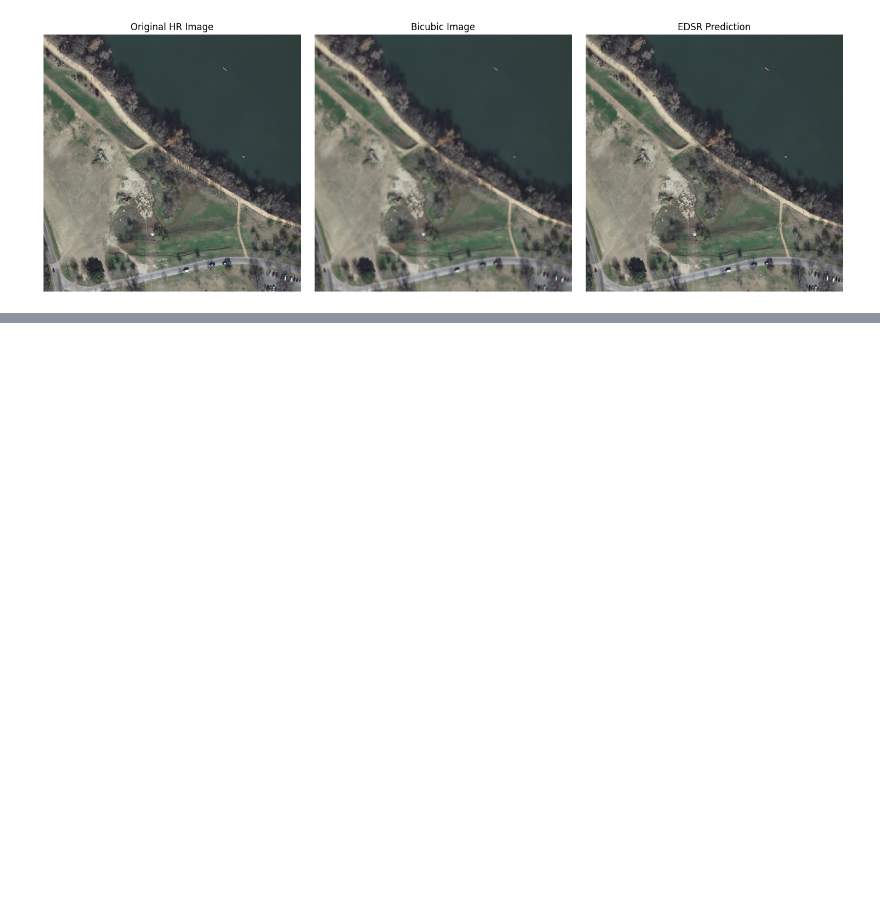
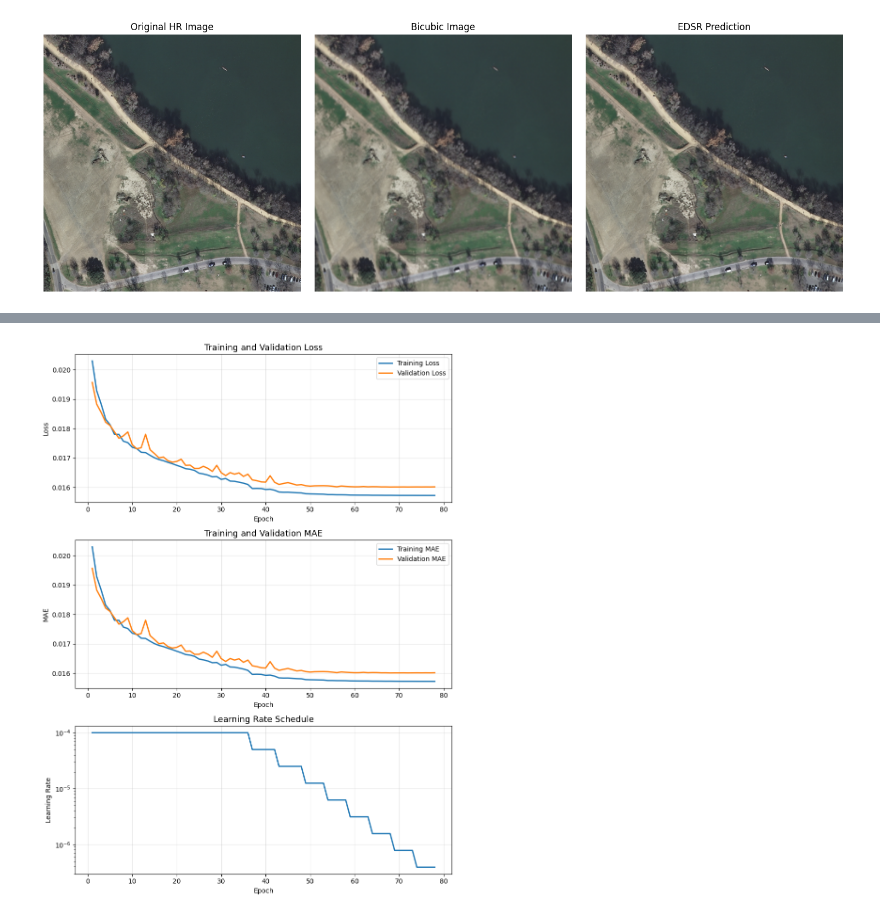
Before and after one commit to AdiXjaiswal/Dual-SR-image-model, a Jupyter notebook: notebooks/edsr_model.ipynb, the cells around one changed output, grey strips where cells are left out. Saved outputs shown, nothing was run; the diff lists cells and outputs as text; code cells hidden in the pictures; blank space fills up the shorter version.

```diff
--- a/notebooks/edsr_model.ipynb
+++ b/notebooks/edsr_model.ipynb
@@ -415,0 +437,70 @@ plot_image(hr[1],
+# %%
+df = pd.DataFrame(history.history)
+
+# If epoch column is not present
+if "epoch" not in df.columns:
+    df["epoch"] = range(1, len(df) + 1)
+
+# Create figure with 3 subplots
+fig, axes = plt.subplots(3, 1, figsize=(9, 12))
+
+# Training and Validation Loss
+axes[0].plot(
+    df["epoch"],
+    df["loss"],
+    label="Training Loss",
+    linewidth=2
+)
+
+axes[0].plot(
+    df["epoch"],
+    df["val_loss"],
+    label="Validation Loss",
+    linewidth=2
+)
+
+axes[0].set_title("Training and Validation Loss", fontsize=13)
+axes[0].set_xlabel("Epoch")
+axes[0].set_ylabel("Loss")
+axes[0].legend()
+axes[0].grid(True, alpha=0.3)
+
+# Training and Validation MAE
+axes[1].plot(
+    df["epoch"],
+    df["mae"],
+    label="Training MAE",
+    linewidth=2
+)
+
+axes[1].plot(
+    df["epoch"],
+    df["val_mae"],
+    label="Validation MAE",
+    linewidth=2
+)
+
+axes[1].set_title("Training and Validation MAE", fontsize=13)
+axes[1].set_xlabel("Epoch")
+axes[1].set_ylabel("MAE")
+axes[1].legend()
+axes[1].grid(True, alpha=0.3)
+
+# Learning Rate
+axes[2].plot(
+    df["epoch"],
+    df["learning_rate"],
+    linewidth=2
+)
+
+axes[2].set_title("Learning Rate Schedule", fontsize=13)
+axes[2].set_xlabel("Epoch")
+axes[2].set_ylabel("Learning Rate")
+axes[2].set_yscale("log")
+axes[2].grid(True, alpha=0.3)
+
+
+# Overall layout
+plt.tight_layout()
+# %% [output]
+[figure, added]
```
Also changed, not shown: parts of 8 cells of this notebook.
